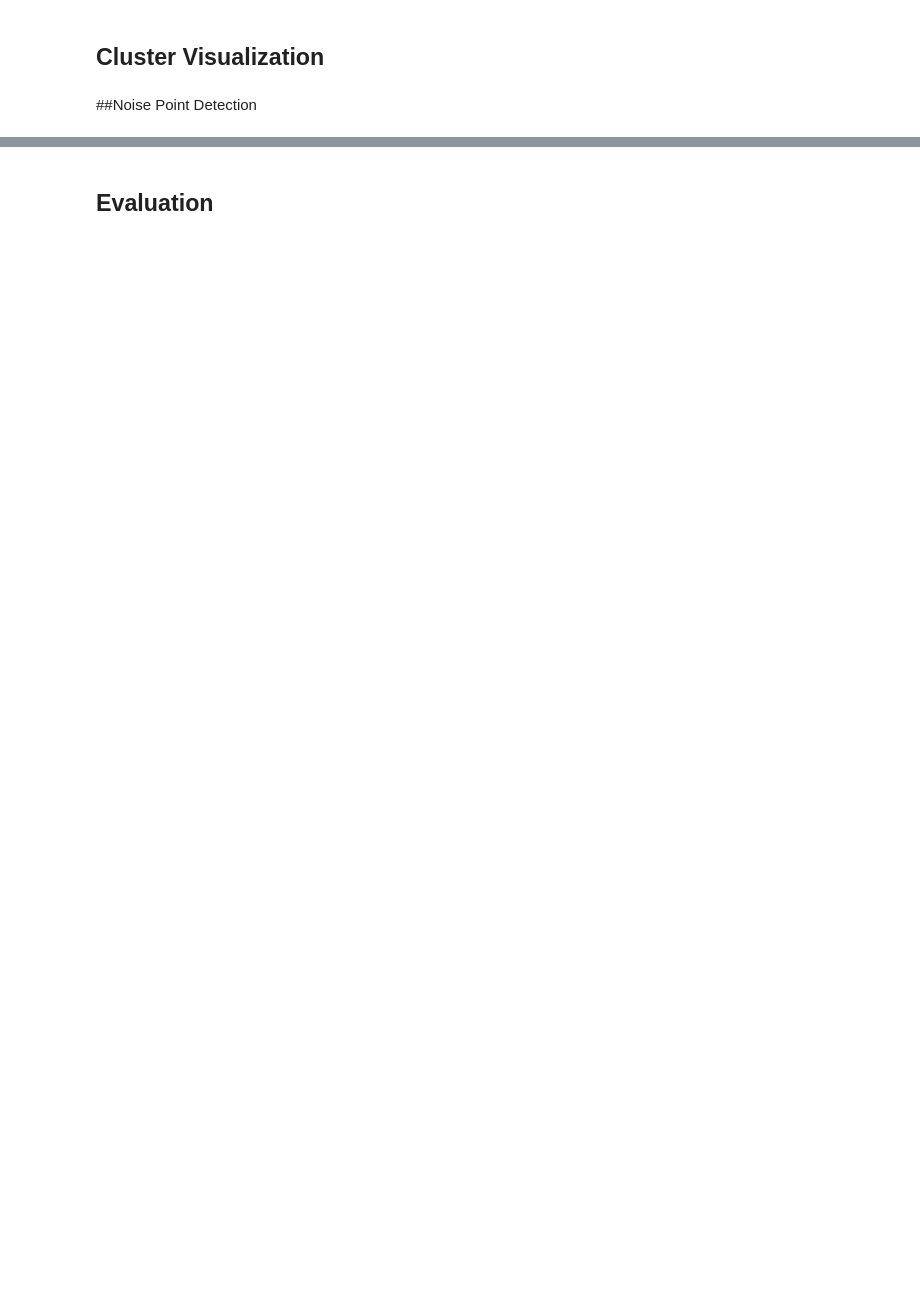
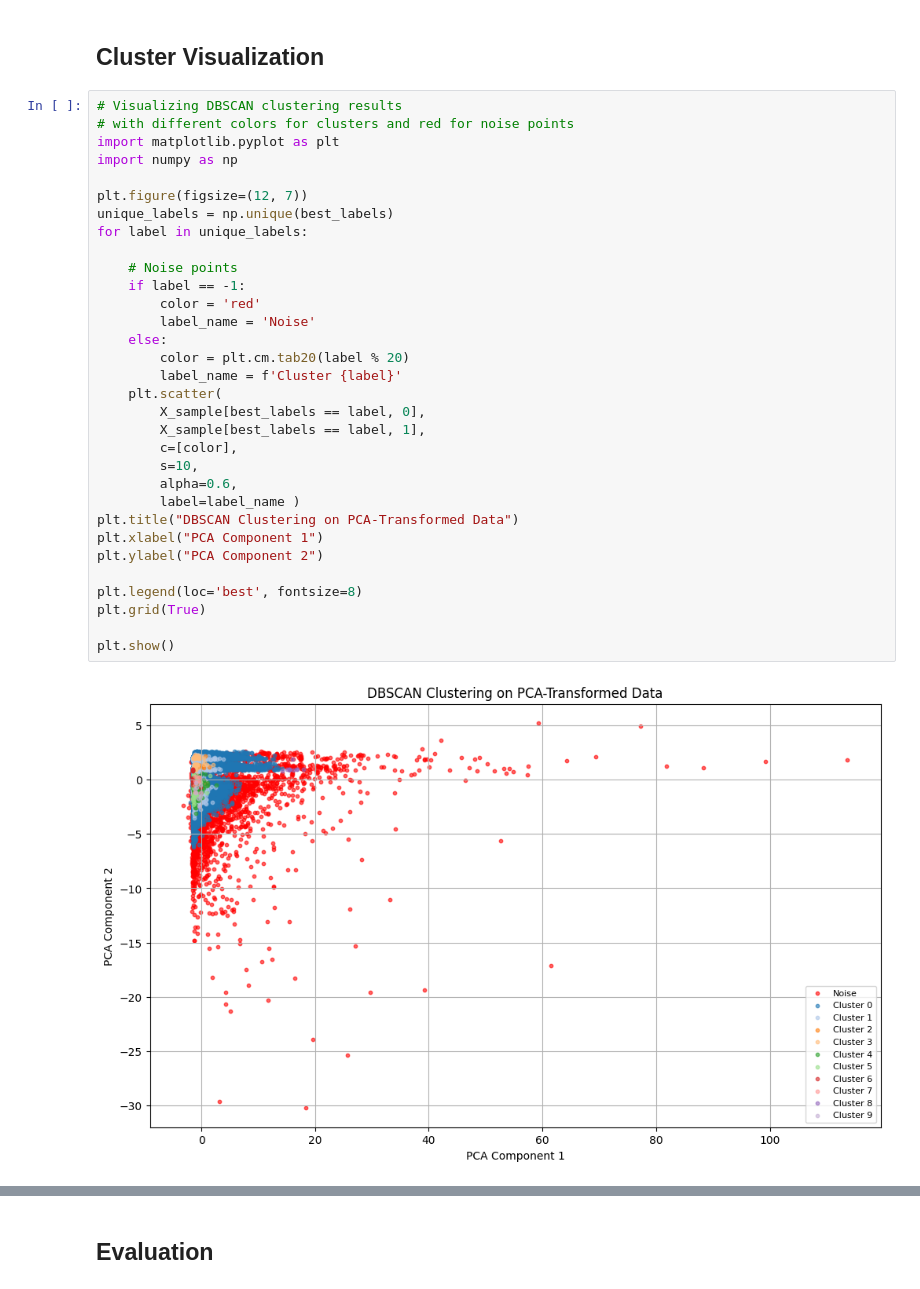
Before and after one commit to DOHA-BASEM3/FINAL-PROJECT, a Jupyter notebook: Ghena_Preprocessing_PCA_tSNE.ipynb, the cells around one changed output, grey strips where cells are left out. Saved outputs shown, nothing was run; the diff lists cells and outputs as text; blank space fills up the shorter version.

```diff
--- a/Ghena_Preprocessing_PCA_tSNE.ipynb
+++ b/Ghena_Preprocessing_PCA_tSNE.ipynb
@@ -336,4 +467,36 @@ print('✅ Saved for team!')
 # %% [markdown]
 ## Cluster Visualization
-# %% [markdown]
-##Noise Point Detection
+# %%
+# Visualizing DBSCAN clustering results
+# with different colors for clusters and red for noise points
+import matplotlib.pyplot as plt
+import numpy as np
+
+plt.figure(figsize=(12, 7))
+unique_labels = np.unique(best_labels)
+for label in unique_labels:
+
+    # Noise points
+    if label == -1:
+        color = 'red'
+        label_name = 'Noise'
+    else:
+        color = plt.cm.tab20(label % 20)
+        label_name = f'Cluster {label}'
+    plt.scatter(
+        X_sample[best_labels == label, 0],
+        X_sample[best_labels == label, 1],
+        c=[color],
+        s=10,
+        alpha=0.6,
+        label=label_name )
+plt.title("DBSCAN Clustering on PCA-Transformed Data")
+plt.xlabel("PCA Component 1")
+plt.ylabel("PCA Component 2")
+
+plt.legend(loc='best', fontsize=8)
+plt.grid(True)
+
+plt.show()
+# %% [output]
+[figure, added]
```
Also changed, not shown: parts of 28 cells of this notebook.
